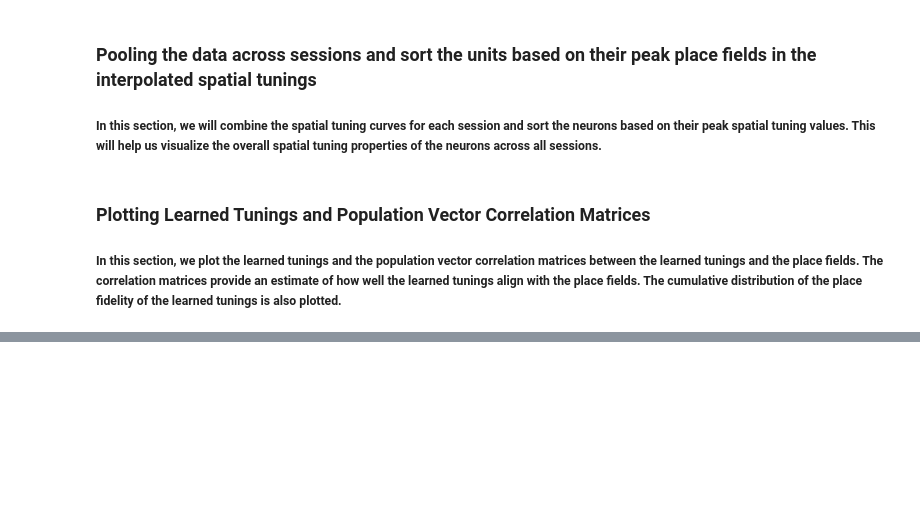
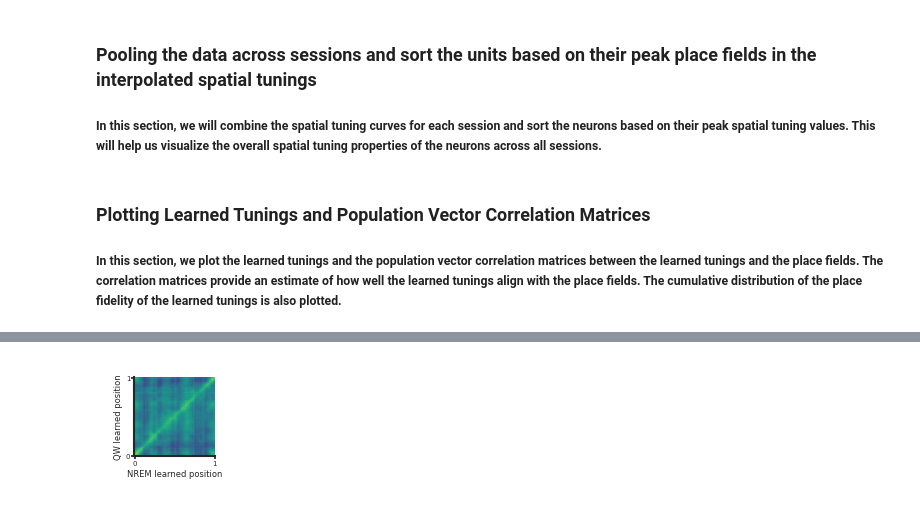
Before and after one commit to diba-lab/Maboudi_et_al_2022, a Jupyter notebook: Figure2.ipynb, the cells around one changed output, grey strips where cells are left out. Drawn from its saved outputs; the diff is of its cells as text; code cells hidden in the pictures; blank space fills up the shorter version.

```diff
--- a/Figure2.ipynb
+++ b/Figure2.ipynb
@@ -356,7 +452,7 @@ def get_pval_statement(pvalue):
     else:
         pvalue_statement = f'P={pvalue:.4f}'
     return pvalue_statement
-c_map = 'inferno'
+c_map = 'viridis'
 
 
 # plot MAZE place fields
@@ -364,8 +460,8 @@ ax0 = fig.add_subplot(gs[0, 0])
 ax0.imshow(spatial_tunings_maze_sessions_concat, vmin=0, vmax=1, cmap=c_map, aspect='auto', interpolation='none', origin='lower')
 ax0.set_xticks([0, 199])
 ax0.set_xticklabels(['0', '1'])
-ax0.set_yticks([0, learned_tunings_sessions_concat[epoch].shape[0] - 1])
-ax0.set_yticklabels(['1', str(learned_tunings_sessions_concat[epoch].shape[0])])
+ax0.set_yticks([0, spatial_tunings_maze_sessions_concat.shape[0] - 1])
+ax0.set_yticklabels(['1', str(spatial_tunings_maze_sessions_concat.shape[0])])
 ax0.set_ylabel('Units', fontsize = font_size)
 
 ax0.set_xlabel('Position (normalized)', fontsize = font_size, labelpad=2)
@@ -457,6 +553,6 @@ for i, epoch in enumerate(epoch_names):
 
 plt.show()
 
-filename = 'Figure2_NREM_QW_separate.pdf'
+filename = 'Figure2_NREM_QW_separate_equal_participation.pdf'
 file_path = os.path.join(main_dir, filename)
 plt.savefig(file_path, format='pdf', dpi=300)
@@ -470,0 +559,22 @@ plt.imshow(learned_tunings_nrem_qw_population_vector_correlation_pre, vmin=0, vm
+# %%
+plotheight = 100
+plotwidth = 100
+font_size = 6
+
+fig = plt.figure()
+fig.set_size_inches([plotwidth/72, plotheight/72])
+
+plt.imshow(learned_tunings_nrem_qw_population_vector_correlation_post, vmin=0, vmax=1, interpolation='none', cmap=c_map, origin='lower', aspect='auto')
+
+plt.xticks([0, 199])
+plt.gca().set_xticklabels(['0', '1'])
+plt.gca().set_xlabel('NREM learned position', fontsize = font_size, labelpad=2)
+
+plt.yticks([0, 199])
+plt.gca().set_yticklabels(['0', '1'])
+plt.gca().set_ylabel('QW learned position', fontsize = font_size, labelpad=2)
+
+plt.gca().tick_params(axis='both', which='major', labelsize=5, length=2, pad=1)
+plt.tight_layout()
+# %% [output]
+[figure, added]
```
Also changed, not shown: parts of 4 cells of this notebook, 14 other files.
